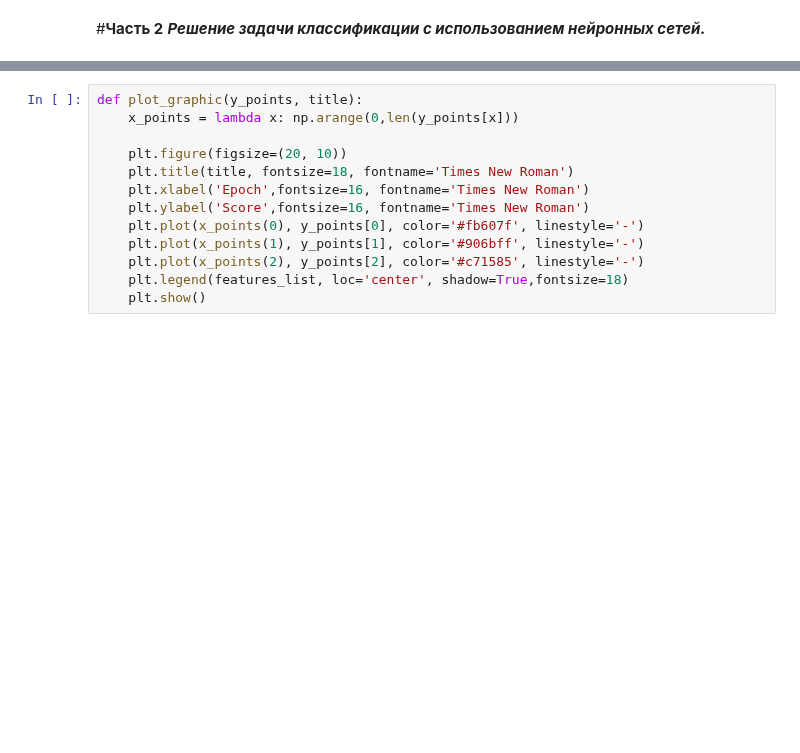
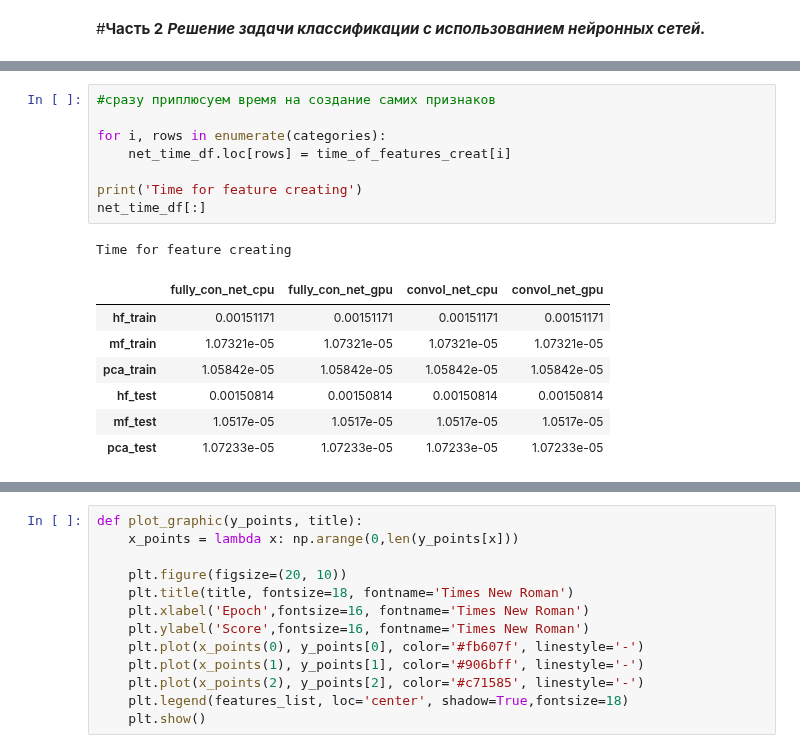
Before and after one commit to Kat-ies/Coursework, a Jupyter notebook: Neural_network_face_classificaion.ipynb, the cells around one changed output, grey strips where cells are left out. Cells and saved outputs as stored; diff of their text form; blank space fills up the shorter version.

```diff
--- a/Neural_network_face_classificaion.ipynb
+++ b/Neural_network_face_classificaion.ipynb
@@ -33,3 +43,20 @@ net_cols = ['neural_net_cpu', 'neural_net_gpu']
+# %%
+#сразу приплюсуем время на создание самих признаков
+
+for i, rows in enumerate(categories):
+    net_time_df.loc[rows] = time_of_features_creat[i]
+
+print('Time for feature creating')
+net_time_df[:]
+# %% [output]
+Time for feature creating
+|  | fully_con_net_cpu | fully_con_net_gpu | convol_net_cpu | convol_net_gpu |
+| hf_train | 0.00151171 | 0.00151171 | 0.00151171 | 0.00151171 |
+| mf_train | 1.07321e-05 | 1.07321e-05 | 1.07321e-05 | 1.07321e-05 |
+| pca_train | 1.05842e-05 | 1.05842e-05 | 1.05842e-05 | 1.05842e-05 |
+| hf_test | 0.00150814 | 0.00150814 | 0.00150814 | 0.00150814 |
+| mf_test | 1.0517e-05 | 1.0517e-05 | 1.0517e-05 | 1.0517e-05 |
+| pca_test | 1.07233e-05 | 1.07233e-05 | 1.07233e-05 | 1.07233e-05 |
 # %% [markdown]
 #Полносвязная нейронная сеть
 
```
Also changed, not shown: parts of 25 cells of this notebook.
